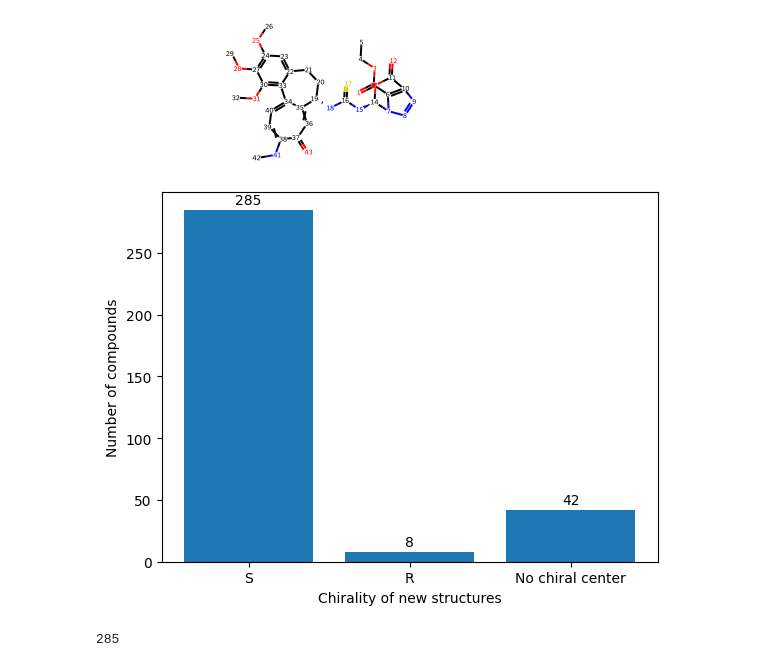
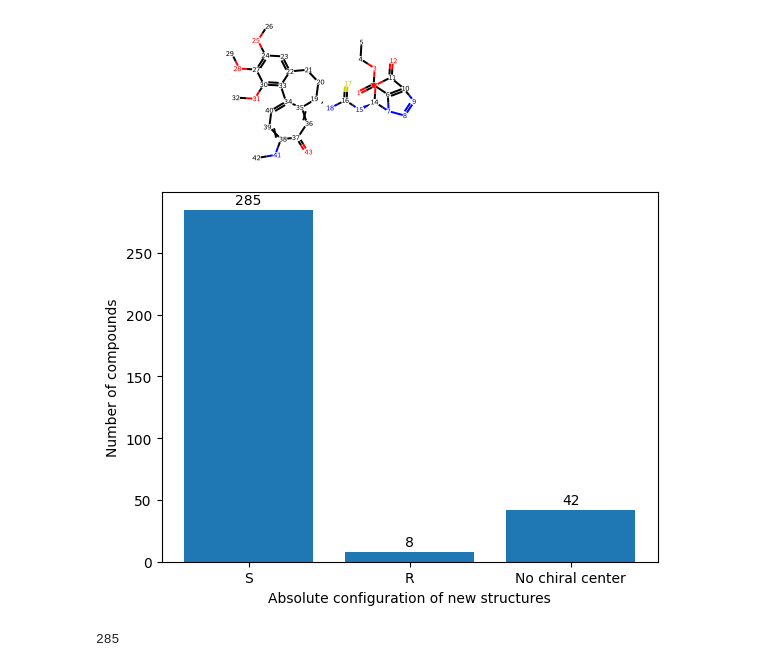
Before and after one commit to XDamianX-coder/Colchicine_ML, a Jupyter notebook: New_structures/Sterochemistry_selection.ipynb, the cells around one changed output. Drawn from its saved outputs; the diff is of its cells as text; code cells hidden in the pictures.

```diff
--- a/New_structures/Sterochemistry_selection.ipynb
+++ b/New_structures/Sterochemistry_selection.ipynb
@@ -95,0 +104,2 @@ r_struct['SMILES'][22]
+# %%
+start['chirality'][22] = 'S'
@@ -337,13 +352,13 @@ show_atom_number(mol, 'atomLabel')
 # %%
 fig, ax = plt.subplots()
 bar_container = ax.bar(['S', 'R', 'No chiral center'], [len(new[new['chirality'] == 'S']), len(new[new['chirality'] == 'R']), len(new[new['chirality'] == 'No chiral center'])])
-ax.set(xlabel = 'Chirality of new structures', ylabel='Number of compounds')
+ax.set(xlabel = 'Absolute configuration of new structures', ylabel='Number of compounds')
 plt.rc('grid', linestyle="-.", color='black')
 plt.grid(False)
 ax.bar_label(bar_container, padding=2, label_type='edge')
 plt.savefig('chirality_new.pdf', bbox_inches='tight')
 # %% [output]
-[figure, old version]
+[figure, new version]
 # %%
 len(new[new['chirality'] =='S'])
 # %% [output]
```
Also changed, not shown: parts of 7 cells of this notebook, 5 other files.
